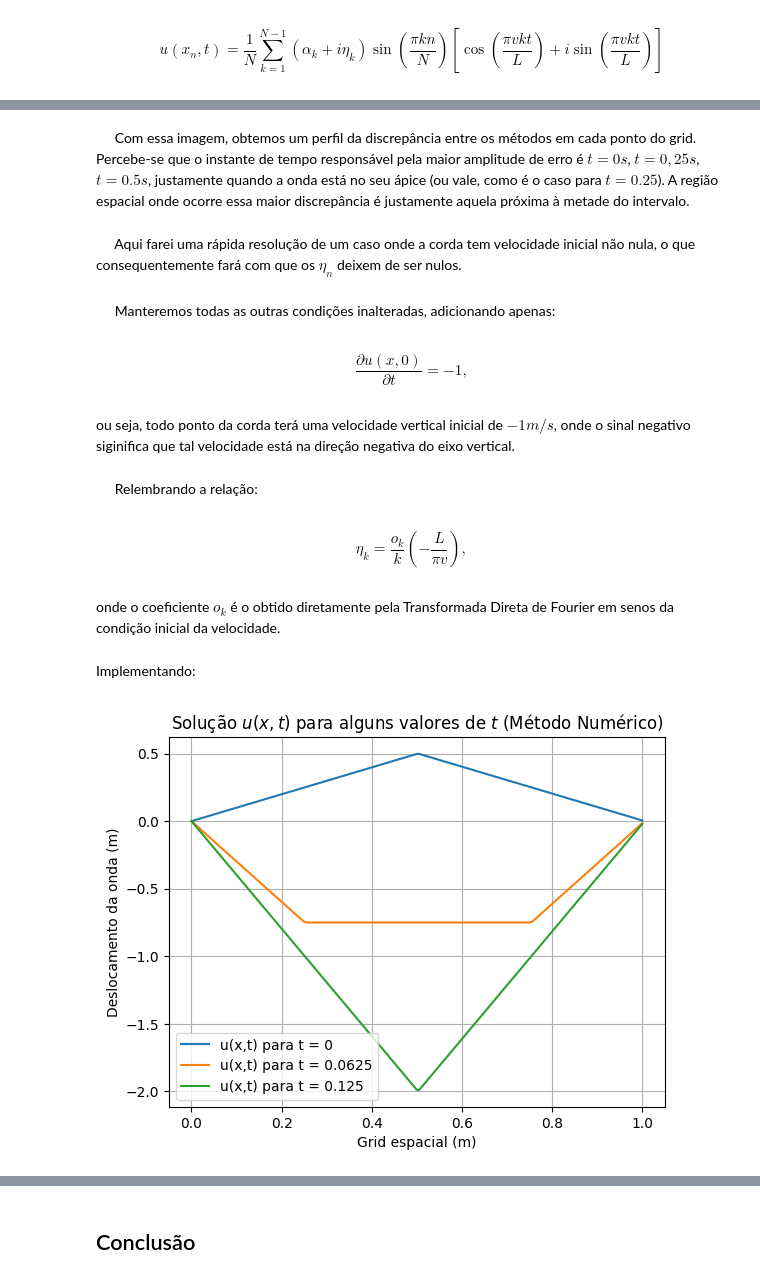
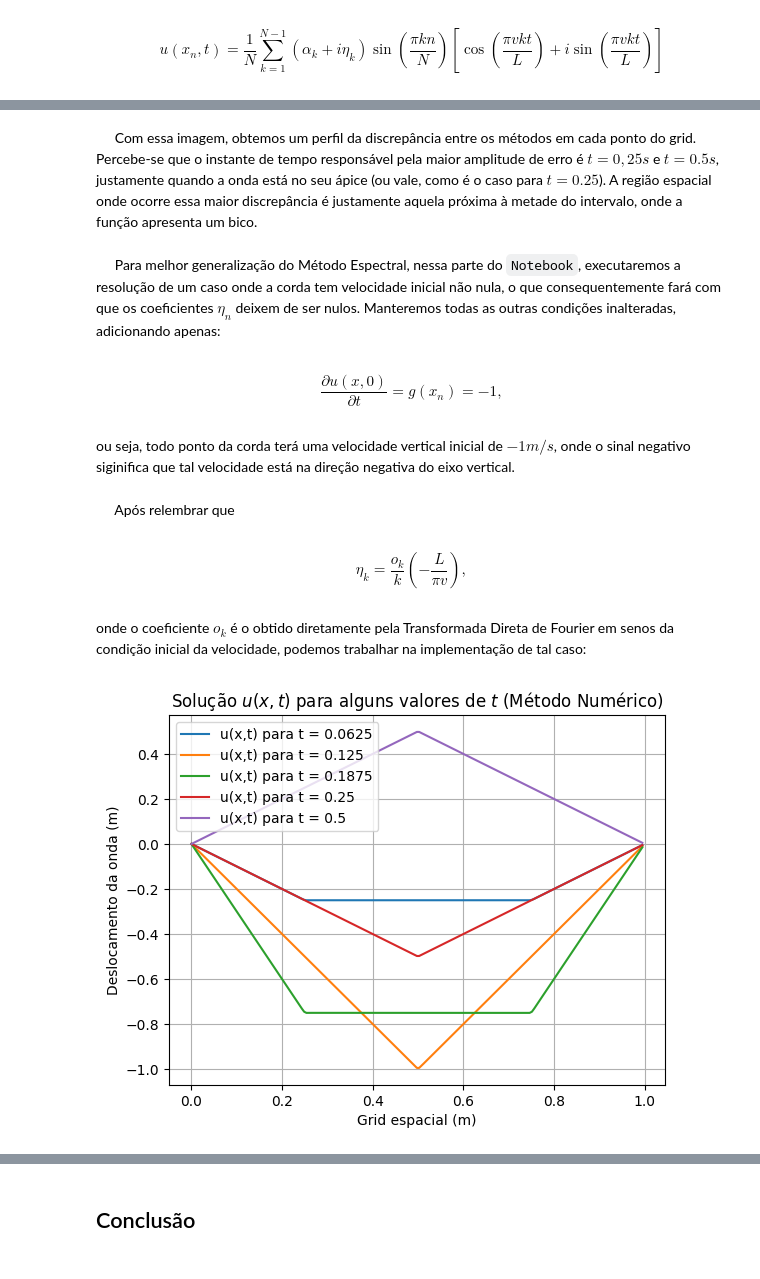
Before and after one commit to PETfisicaUFRN/PET.py, a Jupyter notebook: Rascunhos/Equação de Onda.ipynb, the cells around one changed output, grey strips where cells are left out. Saved outputs shown, nothing was run; the diff lists cells and outputs as text; code cells hidden in the pictures.

```diff
--- a/Rascunhos/Equação de Onda.ipynb
+++ b/Rascunhos/Equação de Onda.ipynb
@@ -280,6 +264,6 @@ $\quad$ Como obviamente é impossível obter todos os infinitos coeficientes $C_
 # %%
-Max = 100 # O valor máximo de coeficientes Cn que usaremos.
-Cn = np.zeros(Max, float)
+Max = 200 # O valor máximo de coeficientes Cn que usaremos.
+Cn = np.zeros(Max, float) # Array para armazenar os coeficientes.
 for n in range(1,Max):
     Cn[n] = C(n)
 # %% [markdown]
@@ -294,7 +278,7 @@ for t in tempos:
     for i in range(N): # Percorre todo o grid espacial no dado tempo t iniciado no for anterior.
         aux = 0
         for n in range(Max): # Para cada ponto do grid espacial, executa um somatório com todos os coeficientes Cn, que convirgirá para o valor da oscilação da naquele dado ponto.
-            aux+= Cn[n]*sin(n*pi*(i*dx)/L)*cos(v*n*pi*t/L)
+            aux+= Cn[n]*np.sin(n*np.pi*(i*dx)/L)*np.cos(v*n*np.pi*t/L)
         u_x_t[i] = aux
 
     u_x_t_fourier.append(u_x_t) # Adiciona a solução u(x,t) no dado tempo t à lista anteriormente criada.
@@ -322,20 +304,17 @@ $\quad$ Um fato interessante, porém trivial, para se notar é que, apesar da co
 xs_ = np.arange(-3,3,dx) # Grid espacial, dessa vez definido entre [-3,3], e não apenas entre [0,1].
 u_x_t = np.zeros(len(xs_), float) # Array para armazenar o valor da função
 
-for i in range(len(xs3)):
+for i in range(len(xs_)):
     aux = 0
     for n in range(Max):
-        aux+= Cn[n]*sin(n*pi*(xs3[i])/L)*cos(v*n*pi*0/L)
+        aux+= Cn[n]*np.sin(n*np.pi*(xs_[i])/L)*np.cos(v*n*pi*0/L) # Solução de u(x,t) para t=0.
     u_x_t[i] = aux
 
 
-
-
-plt.plot(xs3,u_x_t)
+plt.plot(xs_,u_x_t)
 plt.xlabel("Grid espacial (m)")
 plt.ylabel("Deslocamento da onda (m)")
 plt.title("Solução $u(x,0)$ no intervalo [-3,3]")
 plt.grid()
-plt.legend()
 plt.show()
 # %% [output]
@@ -513,8 +482,8 @@ $\quad$ Utilizando os arrays criados com o armazenamento da solução tanto anal
 # %%
-erro =  u_x_t_fourier - u_x_t_espectral
+erro = (u_x_t_fourier - u_x_t_espectral)
 
 for t in range(len(tempos)):
-    plt.plot(xs, erro[t], label = f'Erro para t = {tempos[t]}s')
+    plt.plot(xs, erro[t], label = f'Erro para t = {tempos[t]}s') # Plotar o erro para cada instante de tempo t.
 plt.xlabel("Grid espacial (m)")
 plt.ylabel("Amplitude do erro (m)")
 plt.title("Erro relativo para alguns valores de t")
@@ -526,48 +495,40 @@ plt.show()
 # %% [markdown]
-$\quad$ Com essa imagem, obtemos um perfil da discrepância entre os métodos em cada ponto do grid. Percebe-se que o instante de tempo responsável pela maior amplitude de erro é $t = 0s$, $t=0,25s$, $t=0.5s$, justamente quando a onda está no seu ápice (ou vale, como é o caso para $t=0.25$). A região espacial onde ocorre essa maior discrepância é justamente aquela próxima à metade do intervalo.
+$\quad$ Com essa imagem, obtemos um perfil da discrepância entre os métodos em cada ponto do grid. Percebe-se que o instante de tempo responsável pela maior amplitude de erro é $t=0,25s$ e $t=0.5s$, justamente quando a onda está no seu ápice (ou vale, como é o caso para $t=0.25$). A região espacial onde ocorre essa maior discrepância é justamente aquela próxima à metade do intervalo, onde a função apresenta um bico.
 # %% [markdown]
-$\quad$ Aqui farei uma rápida resolução de um caso onde a corda tem velocidade inicial não nula, o que consequentemente fará com que os $\eta_n$ deixem de ser nulos.
+$\quad$ Para melhor generalização do Método Espectral, nessa parte do `Notebook`, executaremos a resolução de um caso onde a corda tem velocidade inicial não nula, o que consequentemente fará com que os coeficientes $\eta_n$ deixem de ser nulos. Manteremos todas as outras condições inalteradas, adicionando apenas:
-# %% [markdown]
-$\quad$ Manteremos todas as outras condições inalteradas, adicionando apenas:
 # %% [markdown]
-$$ \frac{\partial u(x,0)}{\partial t} = -1,$$
+$$ \frac{\partial u(x,0)}{\partial t} = g(x_n) = -1,$$
 # %% [markdown]
 ou seja, todo ponto da corda terá uma velocidade vertical inicial de $-1 m/s$, onde o sinal negativo siginifica que tal velocidade está na direção negativa do eixo vertical.
 # %% [markdown]
-$\quad$ Relembrando a relação:
+$\quad$ Após relembrar que
 # %% [markdown]
 $$ \eta_k = \frac{o_k}{k} (-\frac{L}{\pi v}),   $$
 # %% [markdown]
-onde o coeficiente $o_k$ é o obtido diretamente pela Transformada Direta de Fourier em senos da condição inicial da velocidade.
+onde o coeficiente $o_k$ é o obtido diretamente pela Transformada Direta de Fourier em senos da condição inicial da velocidade, podemos trabalhar na implementação de tal caso:
-# %% [markdown]
-Implementando:
 # %%
-del_u_x_0 = -np.ones(N, float) #
-
-tempos = [0, 0.0625, 0.125] # Definiremos novos tempos de análise, para melhor visualização do resultado
+del_u_x_0 = -0.5*np.ones(N, float) # Condição inicial para a velocidade
 
 o_k = dst(del_u_x_0)
-eta_k_2 = -(L/pi*v)*o_k
 
 for t in tempos:
     u_x_t = np.zeros(N, float)
     for n in range(N):
         aux = 0
         for k in range(1,N):
-            eta = eta_k_2[k]/k
-
+            eta = o_k[k]/k*(-L/np.pi*v)
 
             aux += (alfas[k]*cos(pi*v*k*t/L)-eta*sin(pi*v*k*t/L))*sin(pi*k*n/N)    # Solução do método
         u_x_t[n] = aux/N
 
     plt.plot(xs,u_x_t, label = f'u(x,t) para t = {t}')
 
 
 plt.xlabel("Grid espacial (m)")
 plt.ylabel("Deslocamento da onda (m)")
 plt.title("Solução $u(x,t)$ para alguns valores de $t$ (Método Numérico)")
 plt.grid()
 plt.legend()
 plt.show()
 # %% [output]
-[figure, old version]
+[figure, new version]
```
Also changed, not shown: parts of 149 cells of this notebook.
